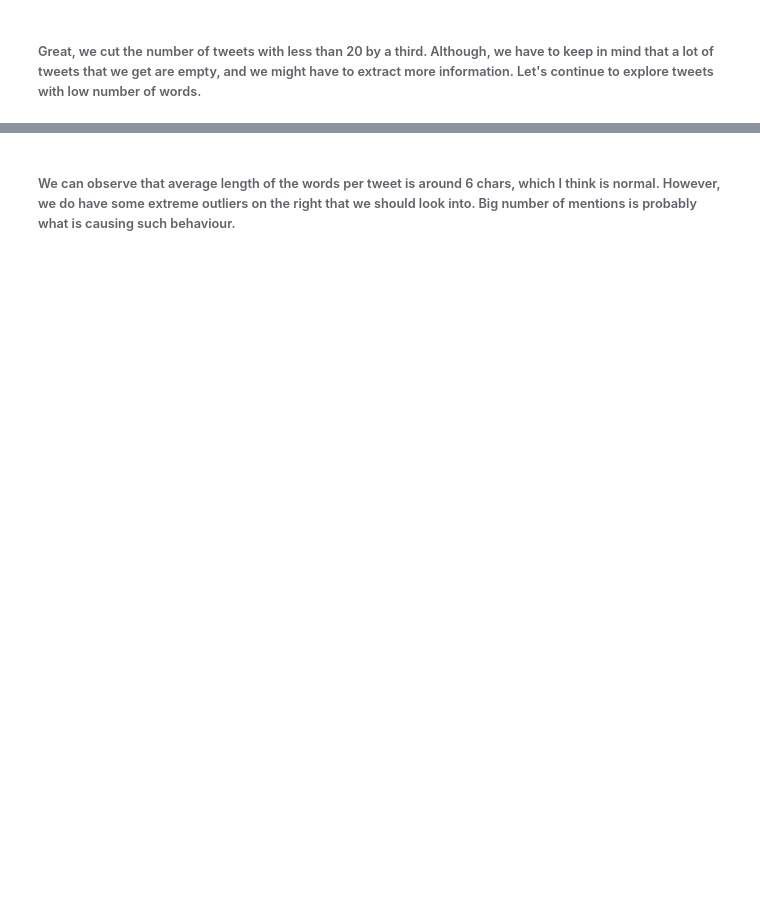
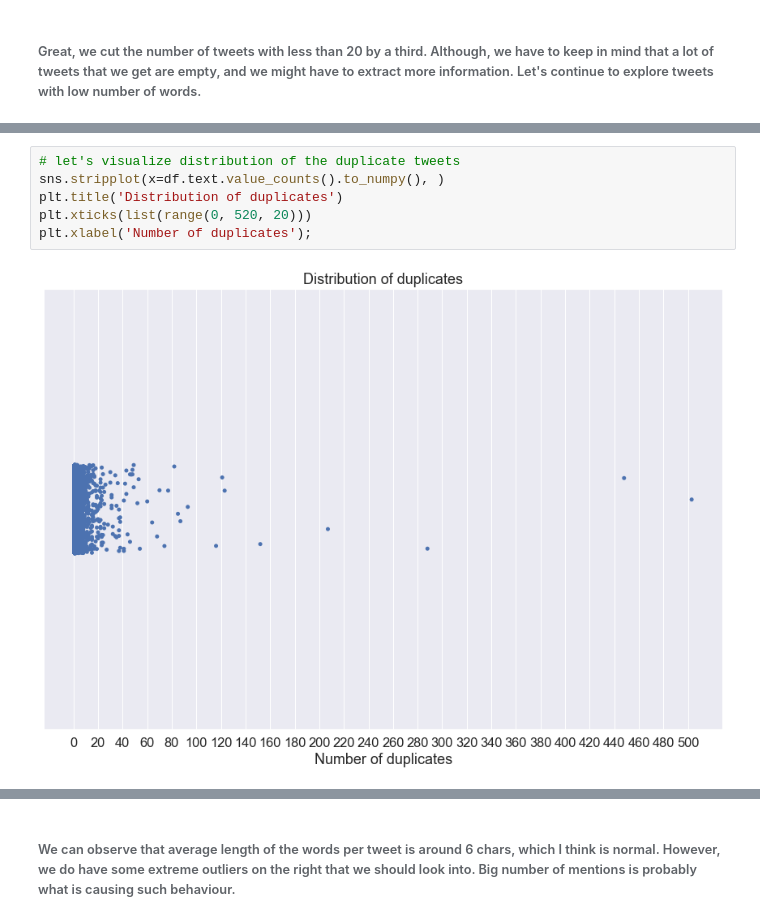
Before and after one commit to georgi3/Correlating-Twitter-Sentiment-to-Market-Behaviour, a Jupyter notebook: src/tweets_EDA.ipynb, the cells around one changed output, grey strips where cells are left out. Drawn from its saved outputs; the diff is of its cells as text; blank space fills up the shorter version.

```diff
--- a/src/tweets_EDA.ipynb
+++ b/src/tweets_EDA.ipynb
@@ -97,0 +241,8 @@ Name: text, Length: 4269, dtype: object
+# %%
+# let's visualize distribution of the duplicate tweets
+sns.stripplot(x=df.text.value_counts().to_numpy(), )
+plt.title('Distribution of duplicates')
+plt.xticks(list(range(0, 520, 20)))
+plt.xlabel('Number of duplicates');
+# %% [output]
+[figure, added]
```
Also changed, not shown: parts of 44 cells of this notebook.
